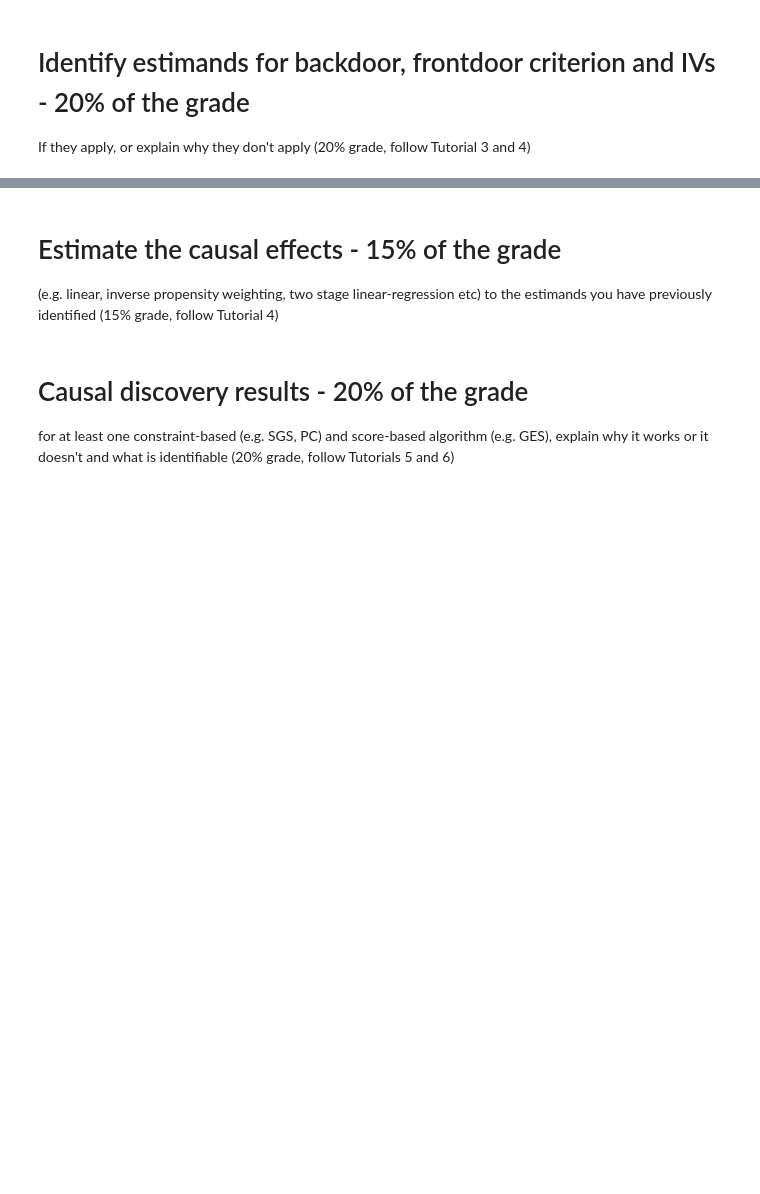
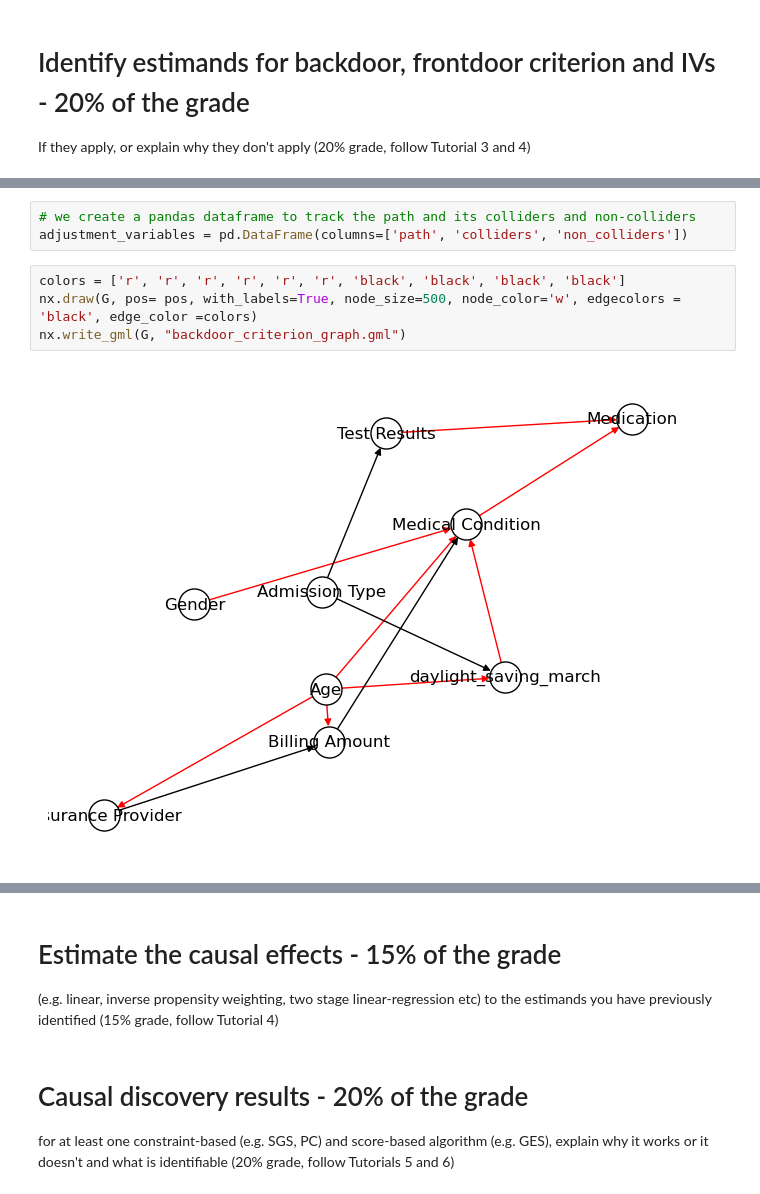
Before and after one commit to AnneLouisedb/Causality_Eurostat, a Jupyter notebook: heart_attack/daylight_saving_on_heart_attack.ipynb, the cells around one changed output, grey strips where cells are left out. Drawn from its saved outputs; the diff is of its cells as text; blank space fills up the shorter version.

```diff
--- a/heart_attack/daylight_saving_on_heart_attack.ipynb
+++ b/heart_attack/daylight_saving_on_heart_attack.ipynb
@@ -181,0 +342,9 @@ If they apply, or explain why they don't apply (20% grade, follow Tutorial 3 and
+# %%
+# we create a pandas dataframe to track the path and its colliders and non-colliders
+adjustment_variables = pd.DataFrame(columns=['path', 'colliders', 'non_colliders'])
+# %%
+colors = ['r', 'r', 'r', 'r', 'r', 'r', 'black', 'black', 'black', 'black']
+nx.draw(G, pos= pos, with_labels=True, node_size=500, node_color='w', edgecolors = 'black', edge_color =colors)
+nx.write_gml(G, "backdoor_criterion_graph.gml")
+# %% [output]
+[figure, added]
```
Also changed, not shown: parts of 28 cells of this notebook, 3 other files.
